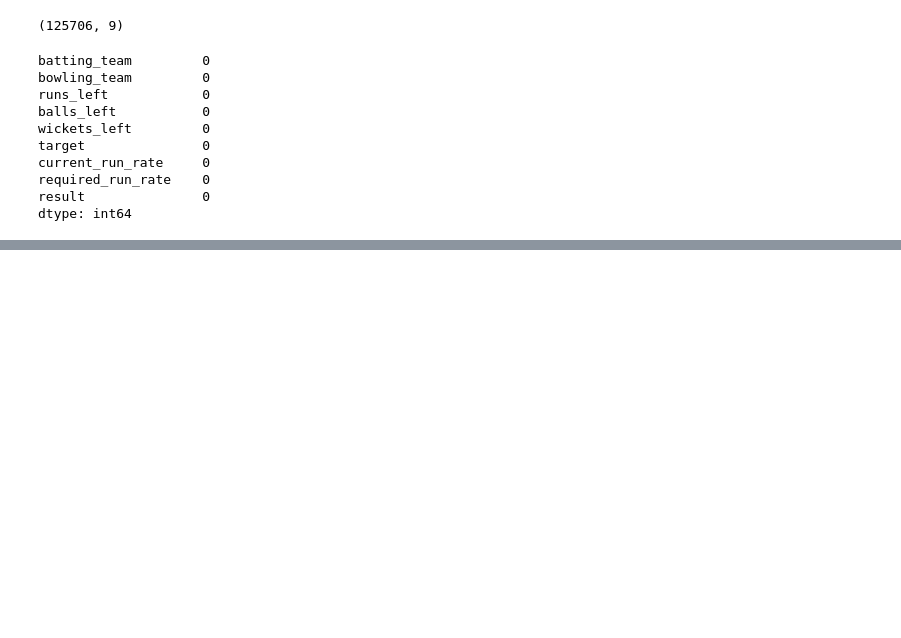
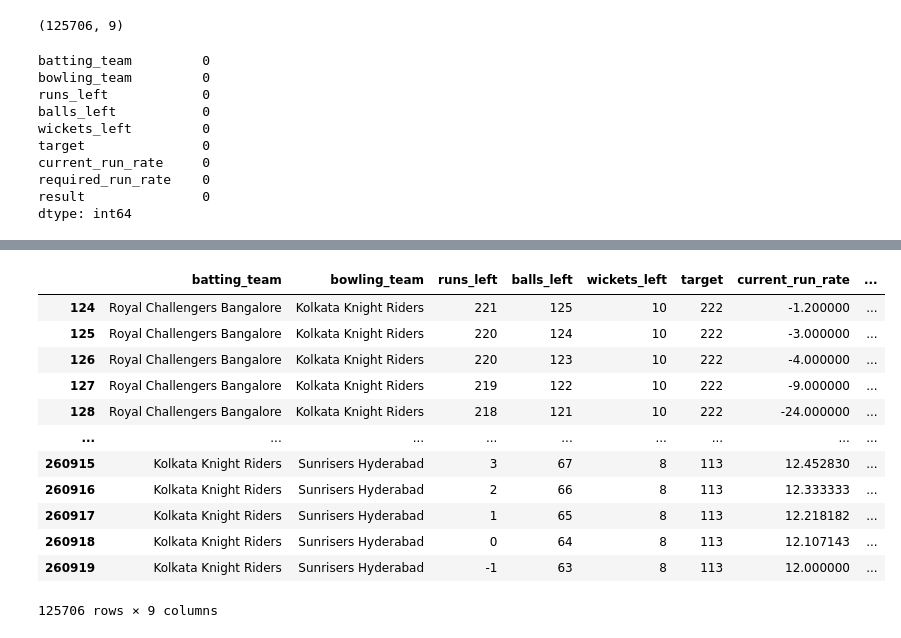
Before and after one commit to surya-20062006/IPL-Winner-Prediction, a Jupyter notebook: notebooks/data_analysis.ipynb, the cells around one changed output, grey strips where cells are left out. Cells and saved outputs as stored; diff of their text form; code cells hidden in the pictures; blank space fills up the shorter version.

```diff
--- a/notebooks/data_analysis.ipynb
+++ b/notebooks/data_analysis.ipynb
@@ -226,0 +246,22 @@ final_df.to_csv("../data/final_df.csv", index=False)
+# %%
+import numpy as np
+
+final_df.replace(
+    [np.inf, -np.inf],
+    np.nan,
+    inplace=True
+)
+# %% [output]
+|  | batting_team | bowling_team | runs_left | balls_left | wickets_left | target | current_run_rate | ... |
+| 124 | Royal Challengers Bangalore | Kolkata Knight Riders | 221 | 125 | 10 | 222 | -1.200000 | ... |
+| 125 | Royal Challengers Bangalore | Kolkata Knight Riders | 220 | 124 | 10 | 222 | -3.000000 | ... |
+| 126 | Royal Challengers Bangalore | Kolkata Knight Riders | 220 | 123 | 10 | 222 | -4.000000 | ... |
+| 127 | Royal Challengers Bangalore | Kolkata Knight Riders | 219 | 122 | 10 | 222 | -9.000000 | ... |
+| 128 | Royal Challengers Bangalore | Kolkata Knight Riders | 218 | 121 | 10 | 222 | -24.000000 | ... |
+| ... | ... | ... | ... | ... | ... | ... | ... | ... |
+| 260915 | Kolkata Knight Riders | Sunrisers Hyderabad | 3 | 67 | 8 | 113 | 12.452830 | ... |
+| 260916 | Kolkata Knight Riders | Sunrisers Hyderabad | 2 | 66 | 8 | 113 | 12.333333 | ... |
+| 260917 | Kolkata Knight Riders | Sunrisers Hyderabad | 1 | 65 | 8 | 113 | 12.218182 | ... |
+| 260918 | Kolkata Knight Riders | Sunrisers Hyderabad | 0 | 64 | 8 | 113 | 12.107143 | ... |
+| 260919 | Kolkata Knight Riders | Sunrisers Hyderabad | -1 | 63 | 8 | 113 | 12.000000 | ... |
+125706 rows × 9 columns
```
Also changed, not shown: parts of 7 cells of this notebook, 2 other files.
